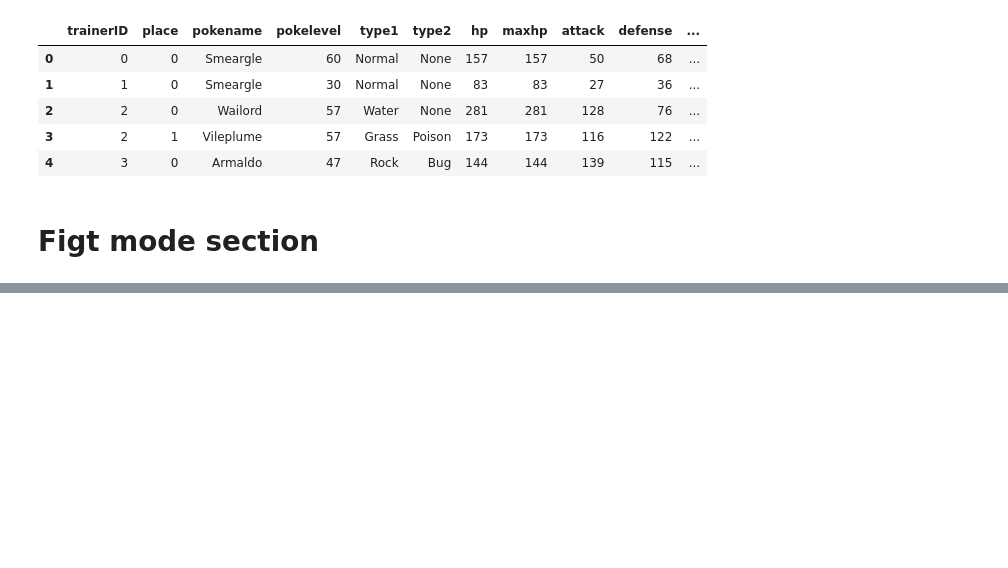
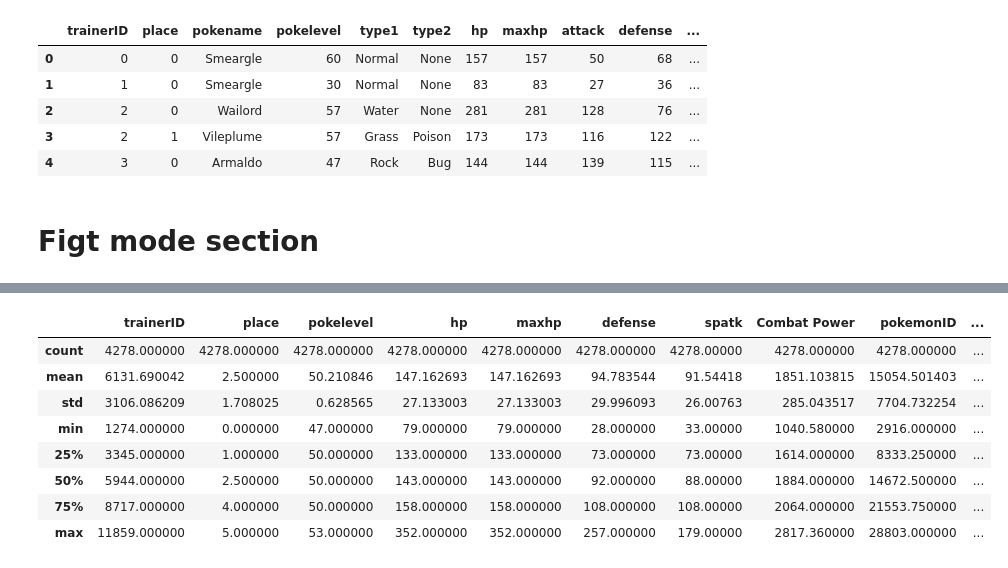
Before and after one commit to infoshareacademy/jdszr2-DataResearchers, a Jupyter notebook: python/main.ipynb, the cells around one changed output, grey strips where cells are left out. Saved outputs shown, nothing was run; the diff lists cells and outputs as text; code cells hidden in the pictures; blank space fills up the shorter version.

```diff
--- a/python/main.ipynb
+++ b/python/main.ipynb
@@ -238,0 +244,12 @@ pokemon_df.head()
+# %%
+league_6poks.describe()
+# %% [output]
+|  | trainerID | place | pokelevel | hp | maxhp | defense | spatk | Combat Power | pokemonID | ... |
+| count | 4278.000000 | 4278.000000 | 4278.000000 | 4278.000000 | 4278.000000 | 4278.000000 | 4278.00000 | 4278.000000 | 4278.000000 | ... |
+| mean | 6131.690042 | 2.500000 | 50.210846 | 147.162693 | 147.162693 | 94.783544 | 91.54418 | 1851.103815 | 15054.501403 | ... |
+| std | 3106.086209 | 1.708025 | 0.628565 | 27.133003 | 27.133003 | 29.996093 | 26.00763 | 285.043517 | 7704.732254 | ... |
+| min | 1274.000000 | 0.000000 | 47.000000 | 79.000000 | 79.000000 | 28.000000 | 33.00000 | 1040.580000 | 2916.000000 | ... |
+| 25% | 3345.000000 | 1.000000 | 50.000000 | 133.000000 | 133.000000 | 73.000000 | 73.00000 | 1614.000000 | 8333.250000 | ... |
+| 50% | 5944.000000 | 2.500000 | 50.000000 | 143.000000 | 143.000000 | 92.000000 | 88.00000 | 1884.000000 | 14672.500000 | ... |
+| 75% | 8717.000000 | 4.000000 | 50.000000 | 158.000000 | 158.000000 | 108.000000 | 108.00000 | 2064.000000 | 21553.750000 | ... |
+| max | 11859.000000 | 5.000000 | 53.000000 | 352.000000 | 352.000000 | 257.000000 | 179.00000 | 2817.360000 | 28803.000000 | ... |
```
Also changed, not shown: parts of 5 cells of this notebook.
